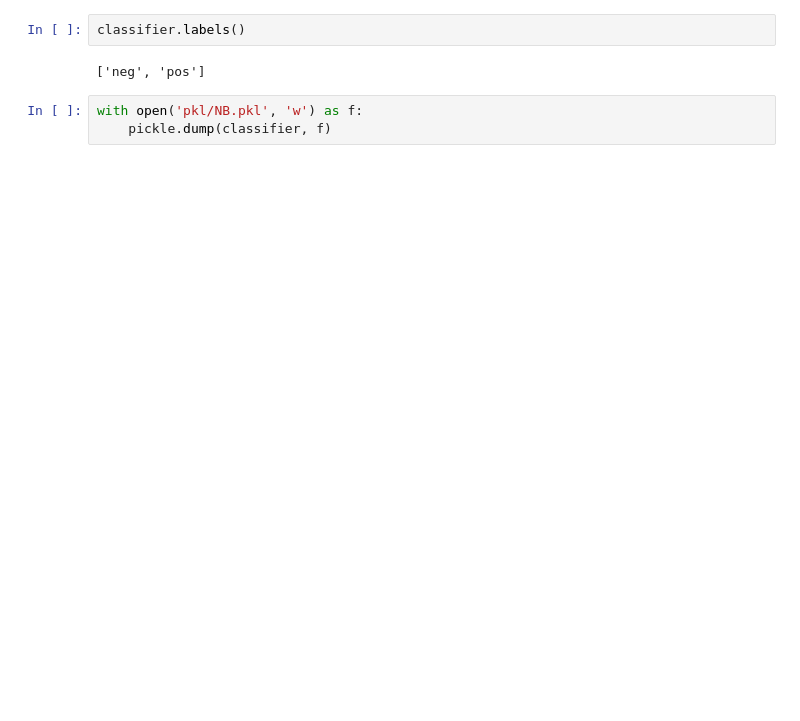
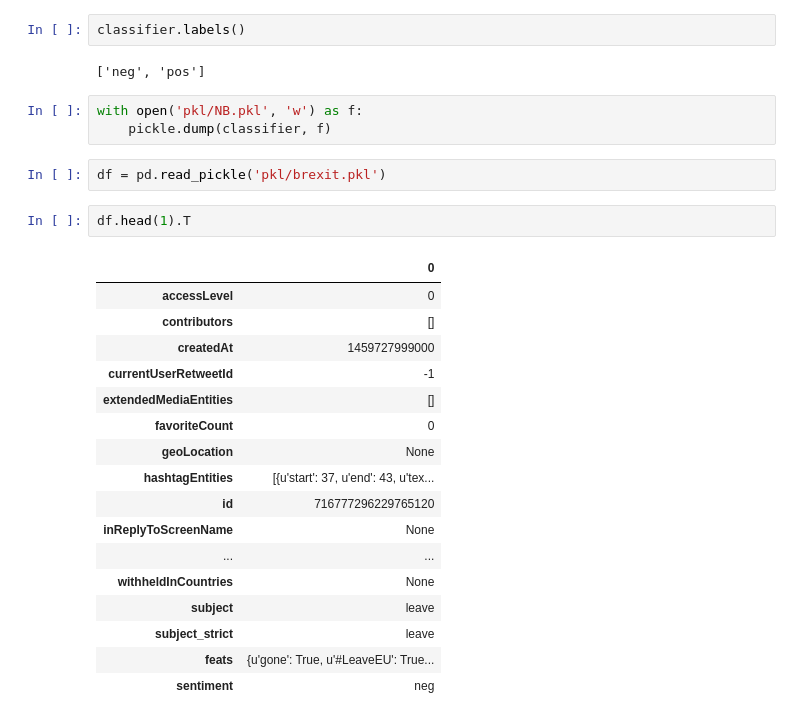
Before and after one commit to densekernel/eu-referendum-forecast, a Jupyter notebook: app/SentimentClassification.ipynb, the cells around one changed output. Cells and saved outputs as stored; diff of their text form; blank space fills up the shorter version.

```diff
--- a/app/SentimentClassification.ipynb
+++ b/app/SentimentClassification.ipynb
@@ -93,3 +99,25 @@ classifier.labels()
 # %%
 with open('pkl/NB.pkl', 'w') as f:
     pickle.dump(classifier, f)
+# %%
+df = pd.read_pickle('pkl/brexit.pkl')
+# %%
+df.head(1).T
+# %% [output]
+|  | 0 |
+| accessLevel | 0 |
+| contributors | [] |
+| createdAt | 1459727999000 |
+| currentUserRetweetId | -1 |
+| extendedMediaEntities | [] |
+| favoriteCount | 0 |
+| geoLocation | None |
+| hashtagEntities | [{u'start': 37, u'end': 43, u'tex... |
+| id | 716777296229765120 |
+| inReplyToScreenName | None |
+| ... | ... |
+| withheldInCountries | None |
+| subject | leave |
+| subject_strict | leave |
+| feats | {u'gone': True, u'#LeaveEU': True... |
+| sentiment | neg |
```
Also changed, not shown: parts of 21 cells of this notebook, 2 other files.
